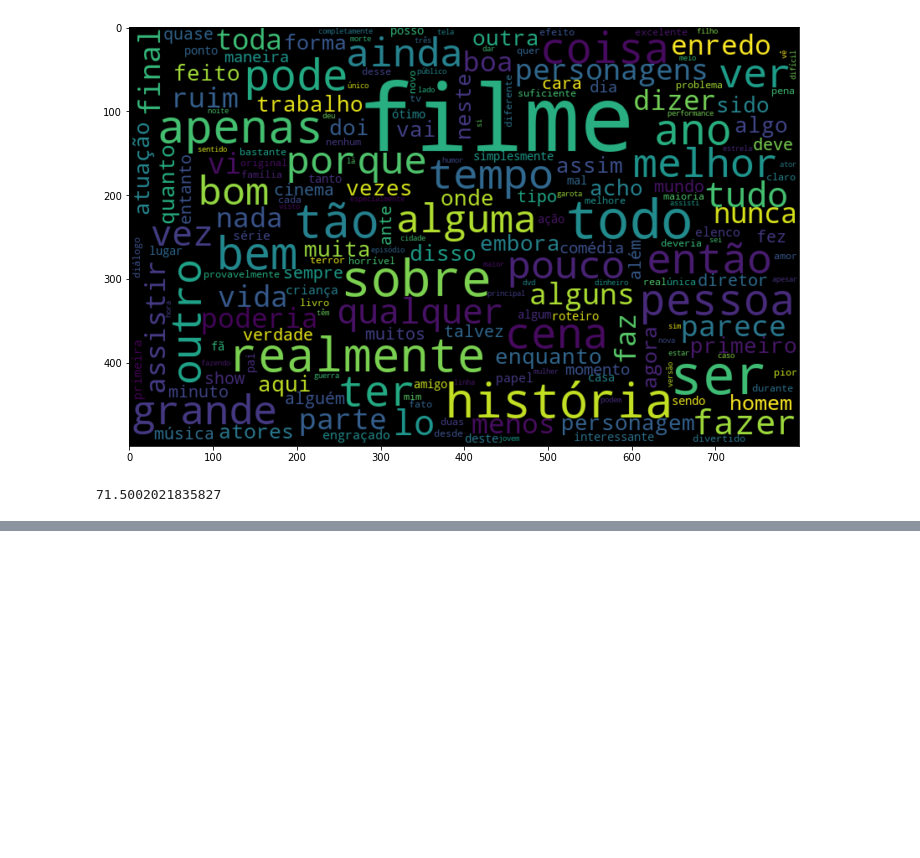
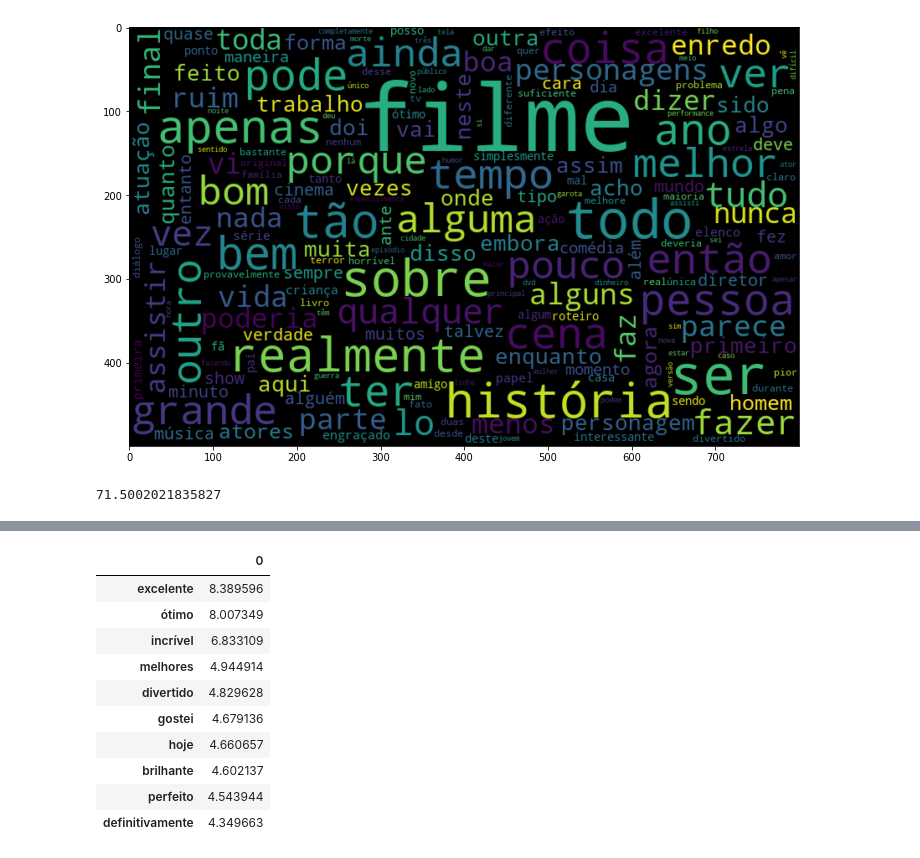
Before and after one commit to antonioeagomes/analise-dados-textuais, a Jupyter notebook: IMDB.ipynb, the cells around one changed output, grey strips where cells are left out. Saved outputs shown, nothing was run; the diff lists cells and outputs as text; code cells hidden in the pictures; blank space fills up the shorter version.

```diff
--- a/IMDB.ipynb
+++ b/IMDB.ipynb
@@ -363,0 +414,4 @@ monta_nuvem(reviews_positivos, 'treatment_1')
+# %%
+# Ngrams - Forma de agrupar os termos, com a finalidade de dar mais sentido
+# Ngrams é um método de otimizar o resultado. Pode aumentar o tamanho da Bag of Words, o que também faz com que o custo computacional aumente.
+tfidf_ngrams = TfidfVectorizer(lowercase=False, ngram_range=(1,2)) #Palavra única, ou grupo de duas palavras.
@@ -363,0 +428,19 @@ monta_nuvem(reviews_positivos, 'treatment_1')
+# %%
+pontuacao = pd.DataFrame(
+    logistic_regretion.coef_[0].T,
+    index = tfidf_ngrams.get_feature_names()
+)
+# %%
+pontuacao.nlargest(10,0)
+# %% [output]
+|  | 0 |
+| excelente | 8.389596 |
+| ótimo | 8.007349 |
+| incrível | 6.833109 |
+| melhores | 4.944914 |
+| divertido | 4.829628 |
+| gostei | 4.679136 |
+| hoje | 4.660657 |
+| brilhante | 4.602137 |
+| perfeito | 4.543944 |
+| definitivamente | 4.349663 |
```
Also changed, not shown: parts of 38 cells of this notebook, 4 other files.
